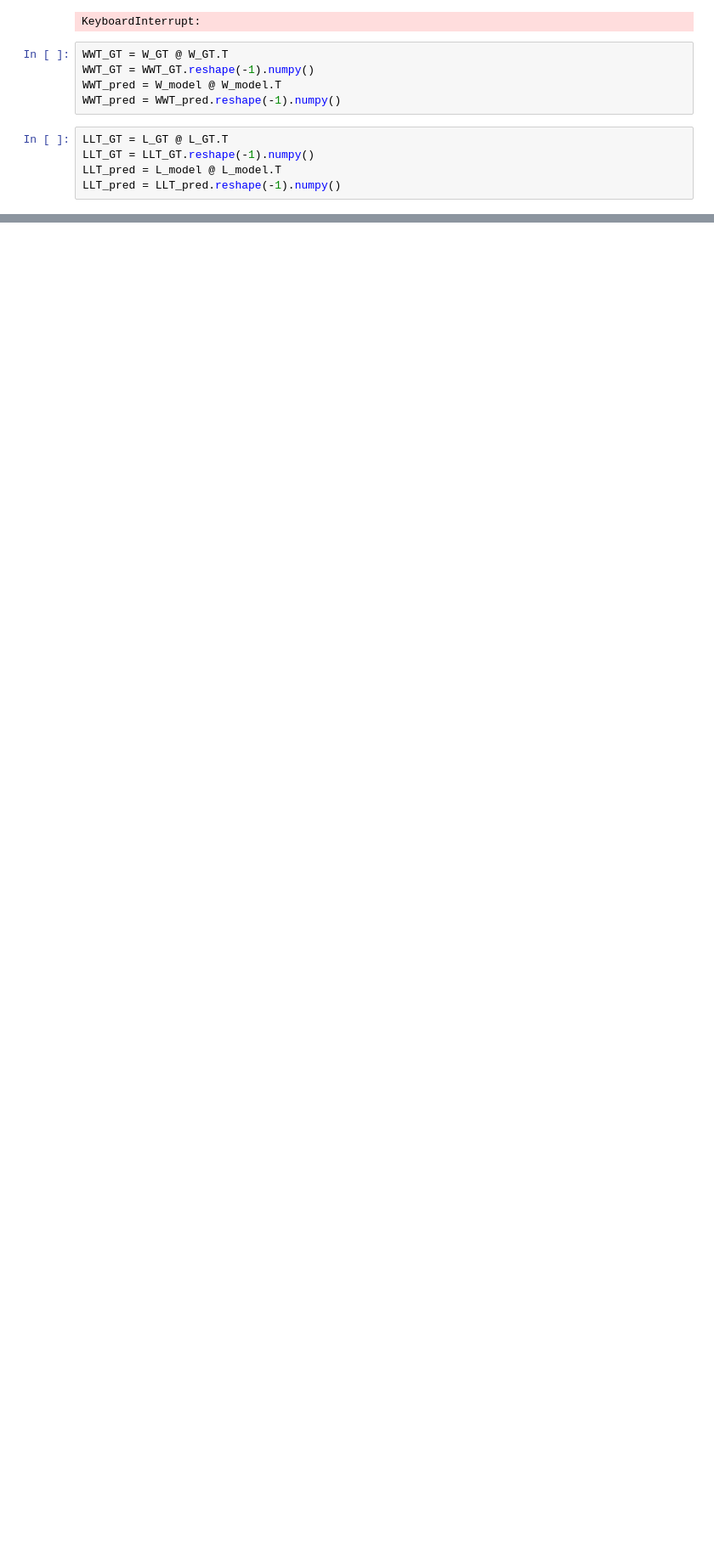
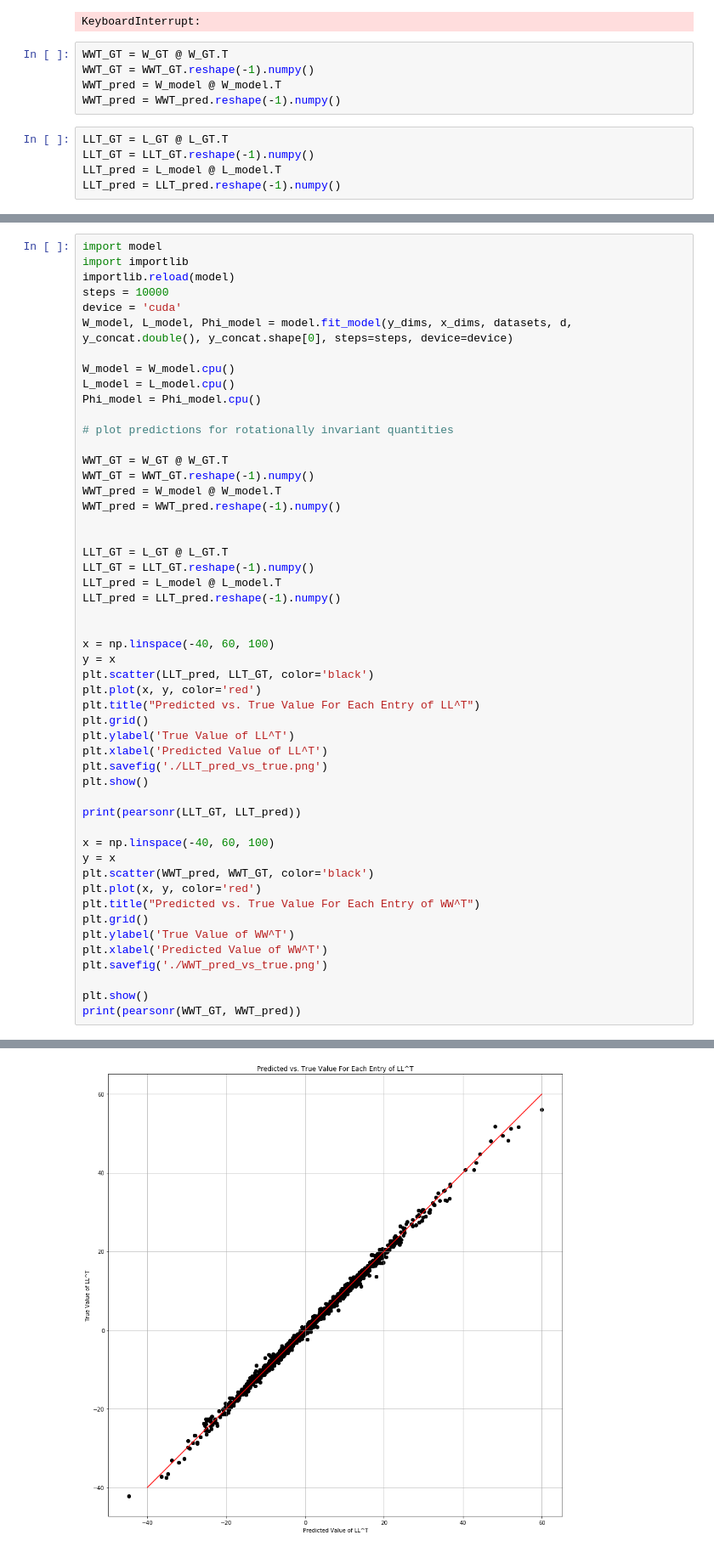
Before and after one commit to collinwa/MCFA, a Jupyter notebook: simulate_model.ipynb, the cells around one changed output, grey strips where cells are left out. Shown at 85% size. Saved outputs shown, nothing was run; the diff lists cells and outputs as text; blank space fills up the shorter version.

```diff
--- a/simulate_model.ipynb
+++ b/simulate_model.ipynb
@@ -724,0 +772,52 @@ Steps: 999 (W-WGT)_F: 57.05587387084961 (L-LGT)_F: 54.791133880615234 (Phi-PhiGT
+# %%
+import model
+import importlib
+importlib.reload(model)
+steps = 10000
+device = 'cuda'
+W_model, L_model, Phi_model = model.fit_model(y_dims, x_dims, datasets, d, y_concat.double(), y_concat.shape[0], steps=steps, device=device)
+
+W_model = W_model.cpu()
+L_model = L_model.cpu()
+Phi_model = Phi_model.cpu()
+
+# plot predictions for rotationally invariant quantities
+
+WWT_GT = W_GT @ W_GT.T
+WWT_GT = WWT_GT.reshape(-1).numpy()
+WWT_pred = W_model @ W_model.T
+WWT_pred = WWT_pred.reshape(-1).numpy()
+
+
+LLT_GT = L_GT @ L_GT.T
+LLT_GT = LLT_GT.reshape(-1).numpy()
+LLT_pred = L_model @ L_model.T
+LLT_pred = LLT_pred.reshape(-1).numpy()
+
+
+x = np.linspace(-40, 60, 100)
+y = x
+plt.scatter(LLT_pred, LLT_GT, color='black')
+plt.plot(x, y, color='red')
+plt.title("Predicted vs. True Value For Each Entry of LL^T")
+plt.grid()
+plt.ylabel('True Value of LL^T')
+plt.xlabel('Predicted Value of LL^T')
+plt.savefig('./LLT_pred_vs_true.png')
+plt.show()
+
+print(pearsonr(LLT_GT, LLT_pred))
+
+x = np.linspace(-40, 60, 100)
+y = x
+plt.scatter(WWT_pred, WWT_GT, color='black')
+plt.plot(x, y, color='red')
+plt.title("Predicted vs. True Value For Each Entry of WW^T")
+plt.grid()
+plt.ylabel('True Value of WW^T')
+plt.xlabel('Predicted Value of WW^T')
+plt.savefig('./WWT_pred_vs_true.png')
+
+plt.show()
+print(pearsonr(WWT_GT, WWT_pred))
+# %% [output]
@@ -724,0 +841 @@ Steps: 999 (W-WGT)_F: 57.05587387084961 (L-LGT)_F: 54.791133880615234 (Phi-PhiGT
+[figure, added]
```
Also changed, not shown: parts of 4 cells of this notebook.
